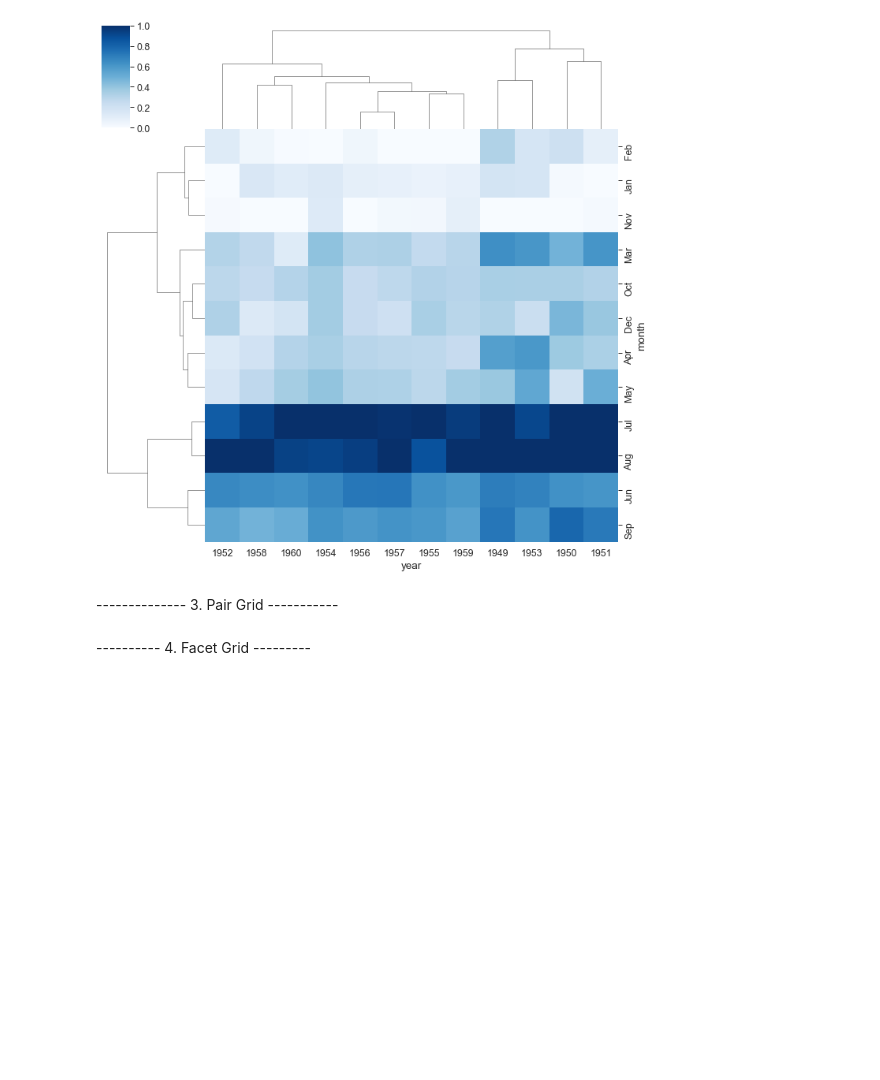
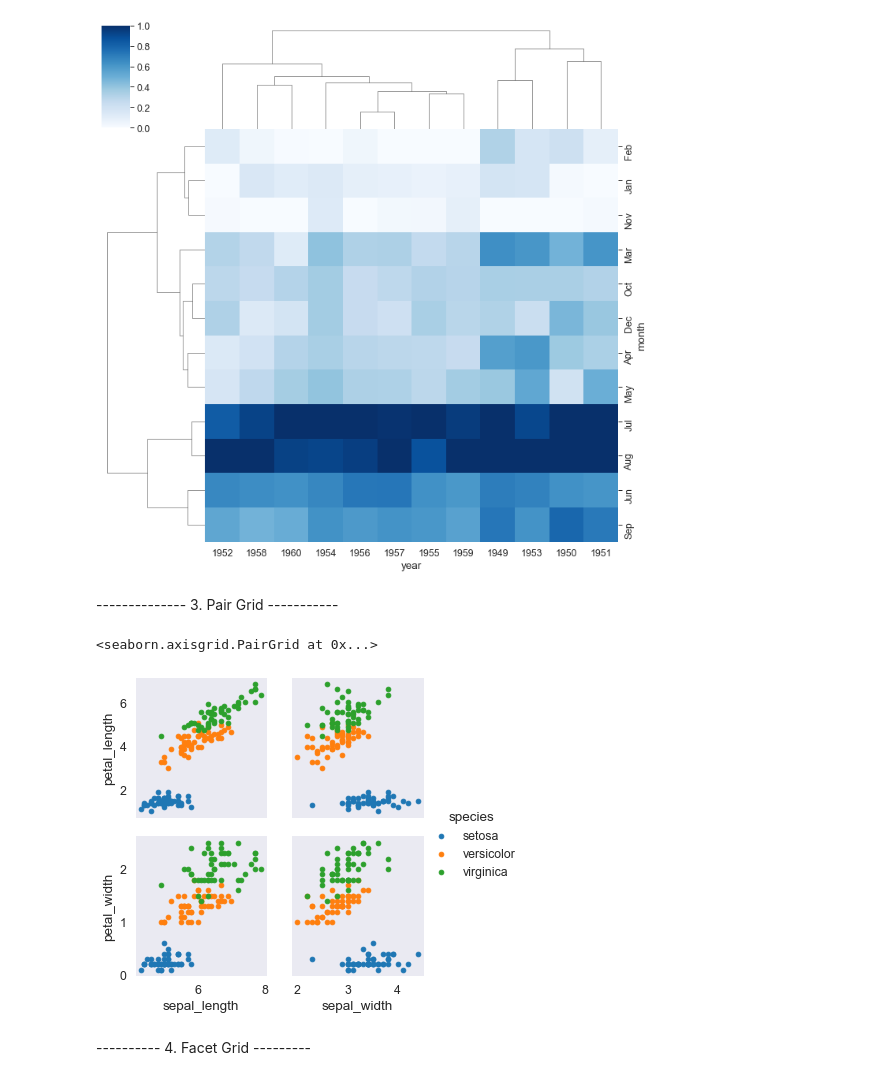
Before and after one commit to otkhwae/Seaborn, a Jupyter notebook: Seaborn_tut.ipynb, the cells around one changed output. Cells and saved outputs as stored; diff of their text form; code cells hidden in the pictures; blank space fills up the shorter version.

Commit message:
Pair Grid

```diff
--- a/Seaborn_tut.ipynb
+++ b/Seaborn_tut.ipynb
@@ -263,5 +262,23 @@ sns.clustermap(flights,cmap='Blues',standard_scale=1)
 [figure]
 # %% [markdown]
 -------------- 3. Pair Grid -----------
+# %%
+iris_df = sns.load_dataset('iris')
+# iris_g = sns.PairGrid(iris_df,hue="species")
+# #iris_g.map(plt.scatter)
+# iris_g.map_diag(plt.hist)
+# #iris_g.map_offdiag(plt.scatter)
+# iris_g.map_upper(plt.scatter)
+# iris_g.map_lower(sns.kdeplot)
+iris_g = sns.PairGrid(iris_df, hue='species',
+                      x_vars=['sepal_length','sepal_width'],
+                      y_vars=['petal_length','petal_width'])
+
+
+iris_g.map(plt.scatter)
+iris_g.add_legend()
+# %% [output]
+<seaborn.axisgrid.PairGrid at 0x...>
+[figure, added]
 # %% [markdown]
 ---------- 4. Facet Grid ---------
```
Also changed, not shown: parts of 9 cells of this notebook.
